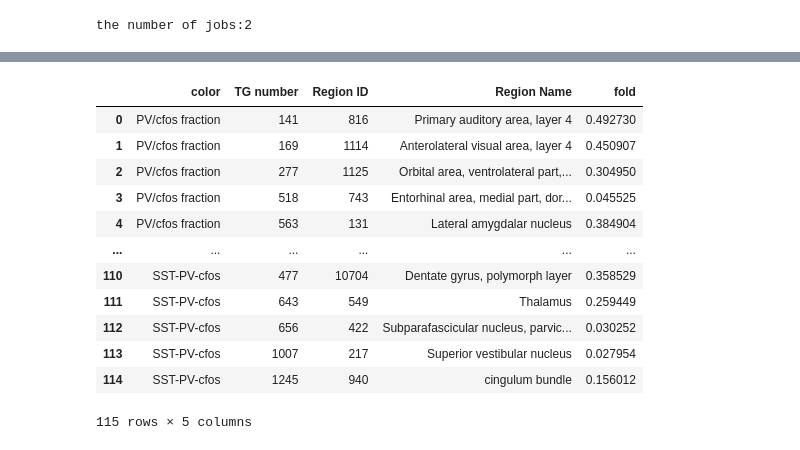
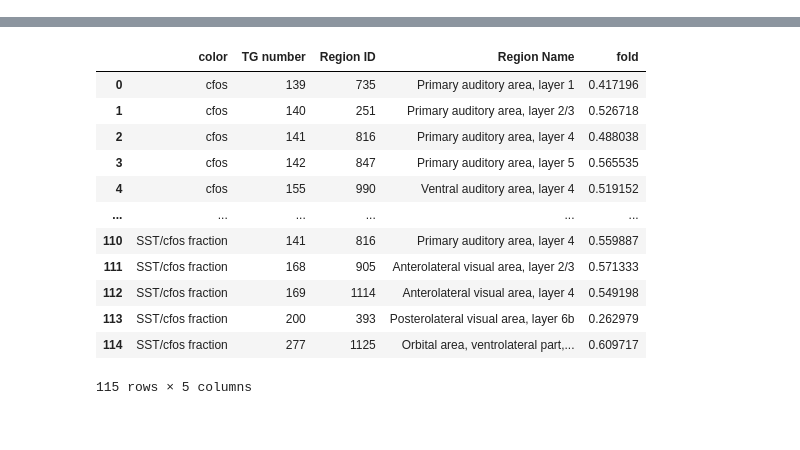
Before and after one commit to jhahncs/brain-slice-render, a Jupyter notebook: cfos/brain_heatmap_slice.ipynb, the cells around one changed output, grey strips where cells are left out. Drawn from its saved outputs; the diff is of its cells as text; code cells hidden in the pictures.

```diff
--- a/cfos/brain_heatmap_slice.ipynb
+++ b/cfos/brain_heatmap_slice.ipynb
@@ -8,6 +60,7 @@ import cfos_stat
 importlib.reload(cfos_stat)
 
 project_dir = 'output'
+project_dir = 'C:/workkspace/brainrender/web_cfos/projects/test'
 cfos = cfos_util.Cfos(None, project_dir, load_from_files=True)
 df_fold = cfos_stat.cal_fold(cfos, cfos.df_mean_cor_sag)
 
@@ -27,7 +80,7 @@ color_2_dict_up, color_2_dict_down, df_sig_region_fold= cfos_brainheatmap.build_
 
 color_list = list([c for c in df_fold.columns if c not in ['Region ID','TG number','Region Name']])
 color_list = color_list[:2]
-cfos_brainheatmap.gen_brain_heatmap(project_dir, color_list, df_fdr_permutation_test, pvalue_th, fold_up, fold_down,color_2_dict_up,color_2_dict_down)
+#cfos_brainheatmap.gen_brain_heatmap(project_dir, color_list, df_fdr_permutation_test, pvalue_th, fold_up, fold_down,color_2_dict_up,color_2_dict_down)
 
 df_sig_region_fold
 # %% [output]
@@ -51 +103,0 @@ df_sig_region_fold
-the number of jobs:2
@@ -69,17 +104,17 @@ libEGL warning: egl: failed to create dri2 screen
 [interactive output not drawn]
 |  | color | TG number | Region ID | Region Name | fold |
-| 0 | PV/cfos fraction | 141 | 816 | Primary auditory area, layer 4 | 0.492730 |
-| 1 | PV/cfos fraction | 169 | 1114 | Anterolateral visual area, layer 4 | 0.450907 |
-| 2 | PV/cfos fraction | 277 | 1125 | Orbital area, ventrolateral part,... | 0.304950 |
-| 3 | PV/cfos fraction | 518 | 743 | Entorhinal area, medial part, dor... | 0.045525 |
-| 4 | PV/cfos fraction | 563 | 131 | Lateral amygdalar nucleus | 0.384904 |
+| 0 | cfos | 139 | 735 | Primary auditory area, layer 1 | 0.417196 |
+| 1 | cfos | 140 | 251 | Primary auditory area, layer 2/3 | 0.526718 |
+| 2 | cfos | 141 | 816 | Primary auditory area, layer 4 | 0.488038 |
+| 3 | cfos | 142 | 847 | Primary auditory area, layer 5 | 0.565535 |
+| 4 | cfos | 155 | 990 | Ventral auditory area, layer 4 | 0.519152 |
 | ... | ... | ... | ... | ... | ... |
-| 110 | SST-PV-cfos | 477 | 10704 | Dentate gyrus, polymorph layer | 0.358529 |
-| 111 | SST-PV-cfos | 643 | 549 | Thalamus | 0.259449 |
-| 112 | SST-PV-cfos | 656 | 422 | Subparafascicular nucleus, parvic... | 0.030252 |
-| 113 | SST-PV-cfos | 1007 | 217 | Superior vestibular nucleus | 0.027954 |
-| 114 | SST-PV-cfos | 1245 | 940 | cingulum bundle | 0.156012 |
+| 110 | SST/cfos fraction | 141 | 816 | Primary auditory area, layer 4 | 0.559887 |
+| 111 | SST/cfos fraction | 168 | 905 | Anterolateral visual area, layer 2/3 | 0.571333 |
+| 112 | SST/cfos fraction | 169 | 1114 | Anterolateral visual area, layer 4 | 0.549198 |
+| 113 | SST/cfos fraction | 200 | 393 | Posterolateral visual area, layer 6b | 0.262979 |
+| 114 | SST/cfos fraction | 277 | 1125 | Orbital area, ventrolateral part,... | 0.609717 |
-115 rows × 5 columns
+115 rows × 5 columns
 # %%
 from brainglobe_atlasapi import BrainGlobeAtlas
 
```
Also changed, not shown: parts of 5 cells of this notebook, 7 other files.
